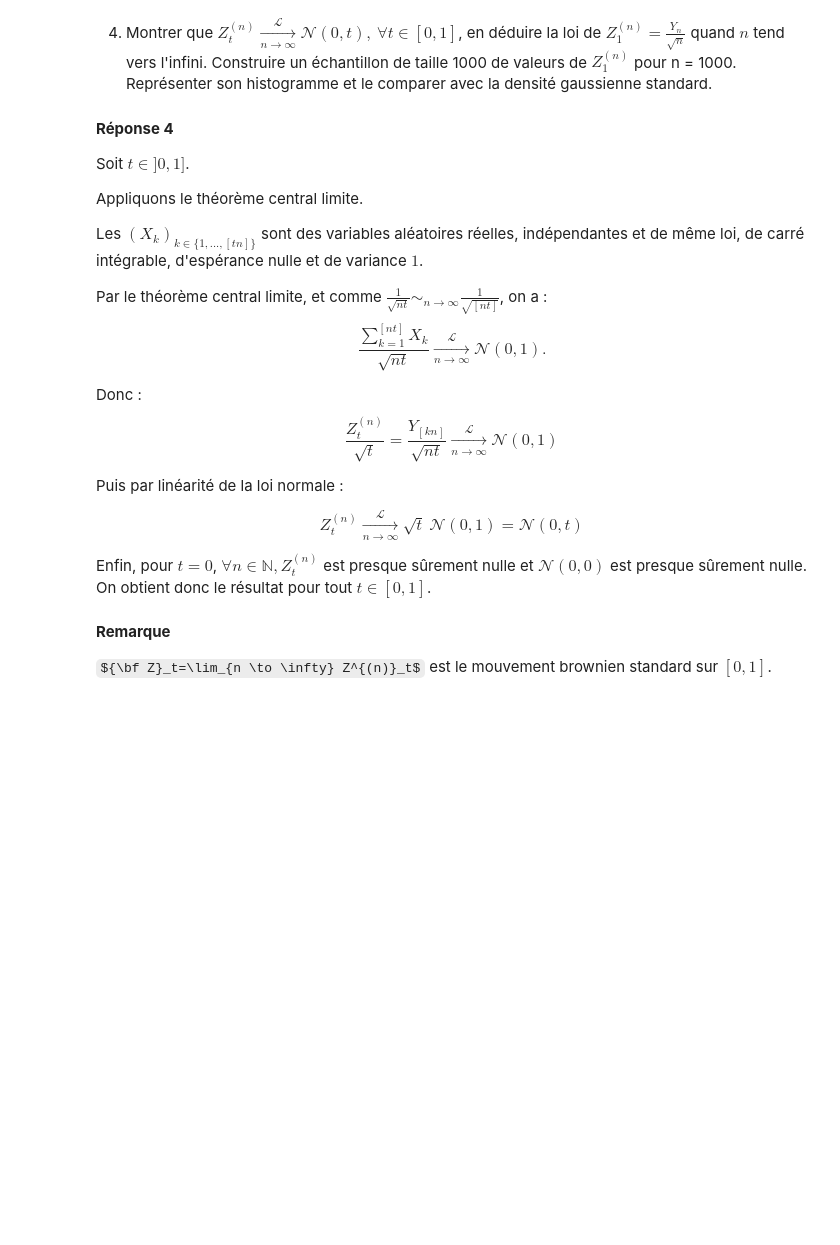
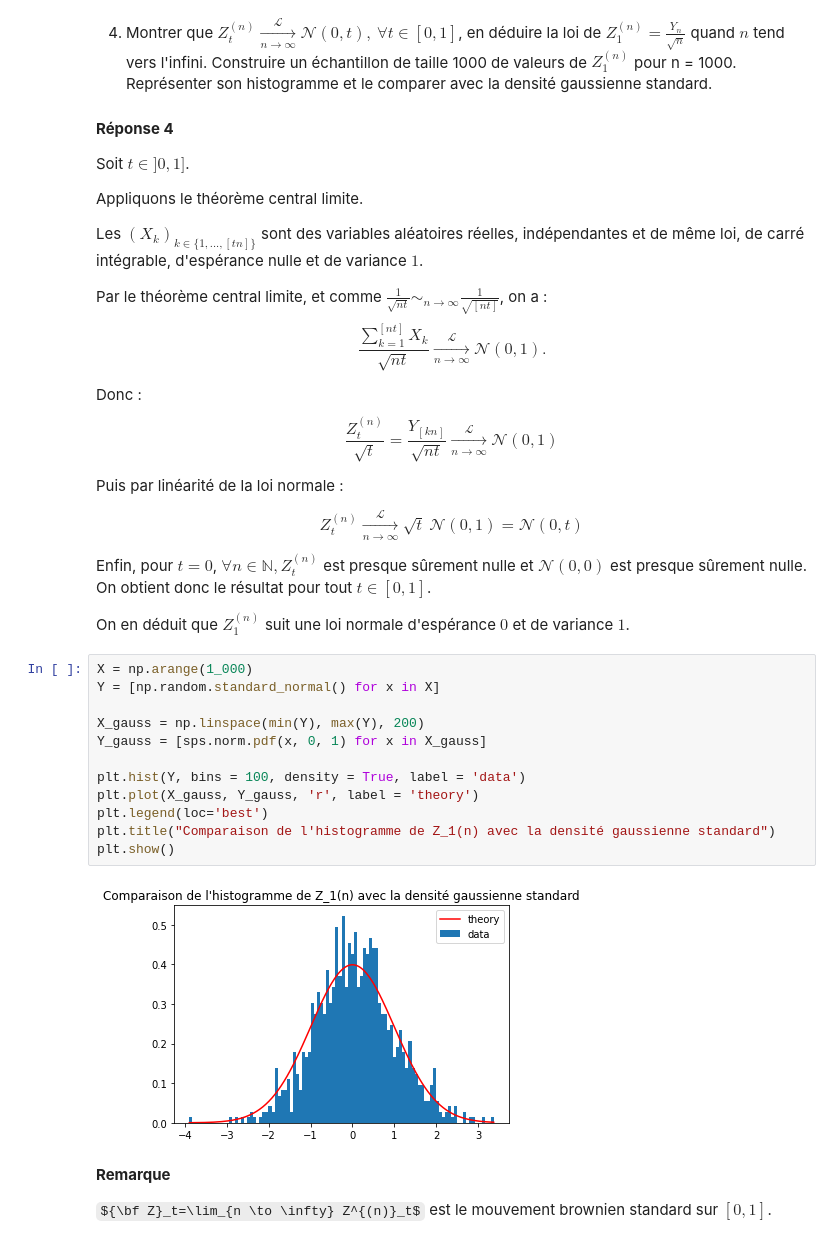
Before and after one commit to gabrielleberrada/projet_num_proba, a Jupyter notebook: Projet_numerique_de_Probabilités_2022 - enonce.ipynb, the cells around one changed output. Drawn from its saved outputs; the diff is of its cells as text; some formulas as TeX source; blank space fills up the shorter version.

```diff
--- a/Projet_numerique_de_Probabilités_2022 - enonce.ipynb
+++ b/Projet_numerique_de_Probabilités_2022 - enonce.ipynb
@@ -183,6 +184,22 @@ Puis par linéarité de la loi normale :
 $$Z^{(n)}_t\xrightarrow[n \to \infty]{\mathcal{L}} \sqrt{t} \ \mathcal{N}(0,1) = \mathcal{N}(0, t)$$
 
 Enfin, pour $t=0$, $\forall n \in \mathbb{N}, Z^{(n)}_t$ est presque sûrement nulle et $\mathcal{N}(0, 0)$ est presque sûrement nulle. On obtient donc le résultat pour tout $t \in [0,1]$.
+
+On en déduit que $Z_1^{(n)}$ suit une loi normale d'espérance $0$ et de variance $1$.
+# %%
+X = np.arange(1_000)
+Y = [np.random.standard_normal() for x in X]
+
+X_gauss = np.linspace(min(Y), max(Y), 200)
+Y_gauss = [sps.norm.pdf(x, 0, 1) for x in X_gauss]
+
+plt.hist(Y, bins = 100, density = True, label = 'data')
+plt.plot(X_gauss, Y_gauss, 'r', label = 'theory')
+plt.legend(loc='best')
+plt.title("Comparaison de l'histogramme de Z_1(n) avec la densité gaussienne standard")
+plt.show()
+# %% [output]
+[figure, added]
 # %% [markdown]
 **Remarque**
 
```
Also changed, not shown: parts of 8 cells of this notebook.
